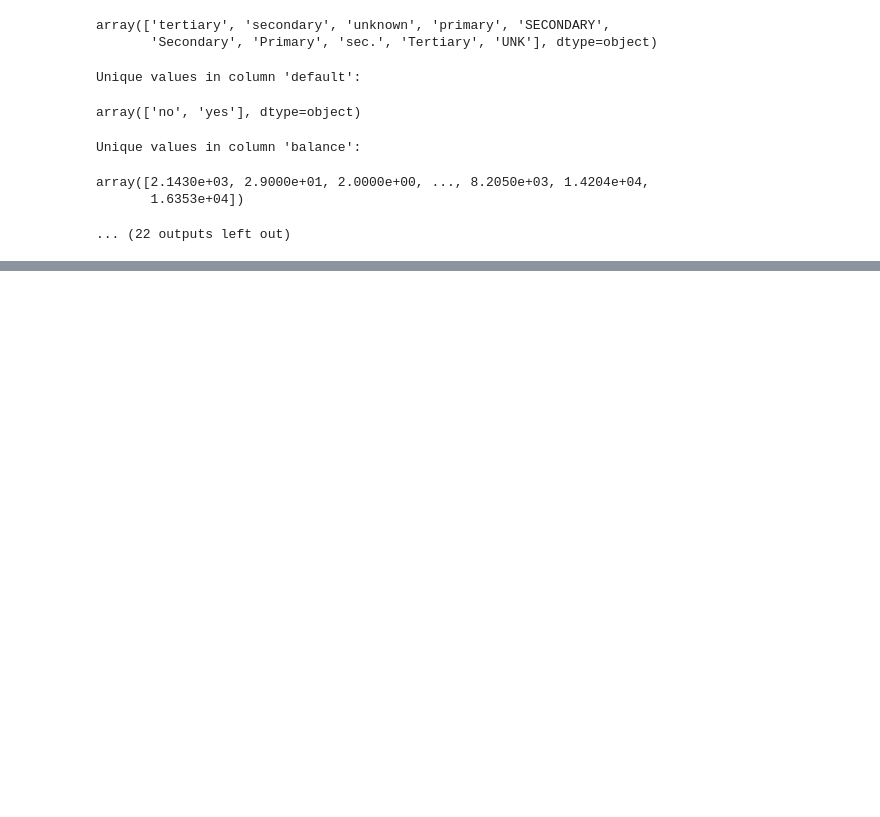
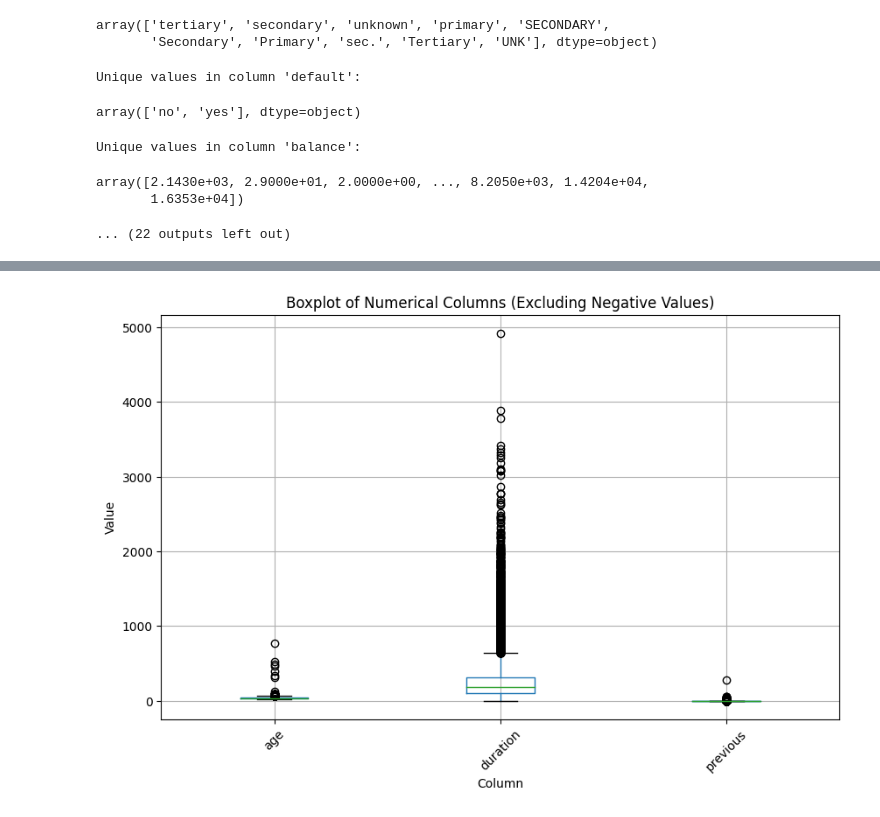
Before and after one commit to AndrewsJascoro/DataAnalyts_Mintic_Talento_Tech, a Jupyter notebook: Data_Cleaning_Tutorial.ipynb, the cells around one changed output, grey strips where cells are left out. Drawn from its saved outputs; the diff is of its cells as text; code cells hidden in the pictures; blank space fills up the shorter version.

```diff
--- a/Data_Cleaning_Tutorial.ipynb
+++ b/Data_Cleaning_Tutorial.ipynb
@@ -785,0 +1086,24 @@ Esta es una cadena de formato (f-string) que contiene dos variables:
+# %%
+import pandas as pd
+import matplotlib.pyplot as plt
+
+# Define the path for the Parquet file
+parquet_file_path = "dataset_banco_101.parquet"
+
+# Read the Parquet file into a pandas DataFrame
+df = pd.read_parquet(parquet_file_path)
+
+# Filter out negative values
+df = df[(df['age'] >= 0) & (df['duration'] >= 0) & (df['previous'] >= 0)]
+
+# Create a boxplot
+plt.figure(figsize=(10, 6))
+df[['age', 'duration', 'previous']].boxplot()
+plt.title('Boxplot of Numerical Columns (Excluding Negative Values)')
+plt.ylabel('Value')
+plt.xlabel('Column')
+plt.xticks(rotation=45)
+plt.grid(True)
+plt.show()
+# %% [output]
+[figure, added]
```
Also changed, not shown: parts of 22 cells of this notebook.
